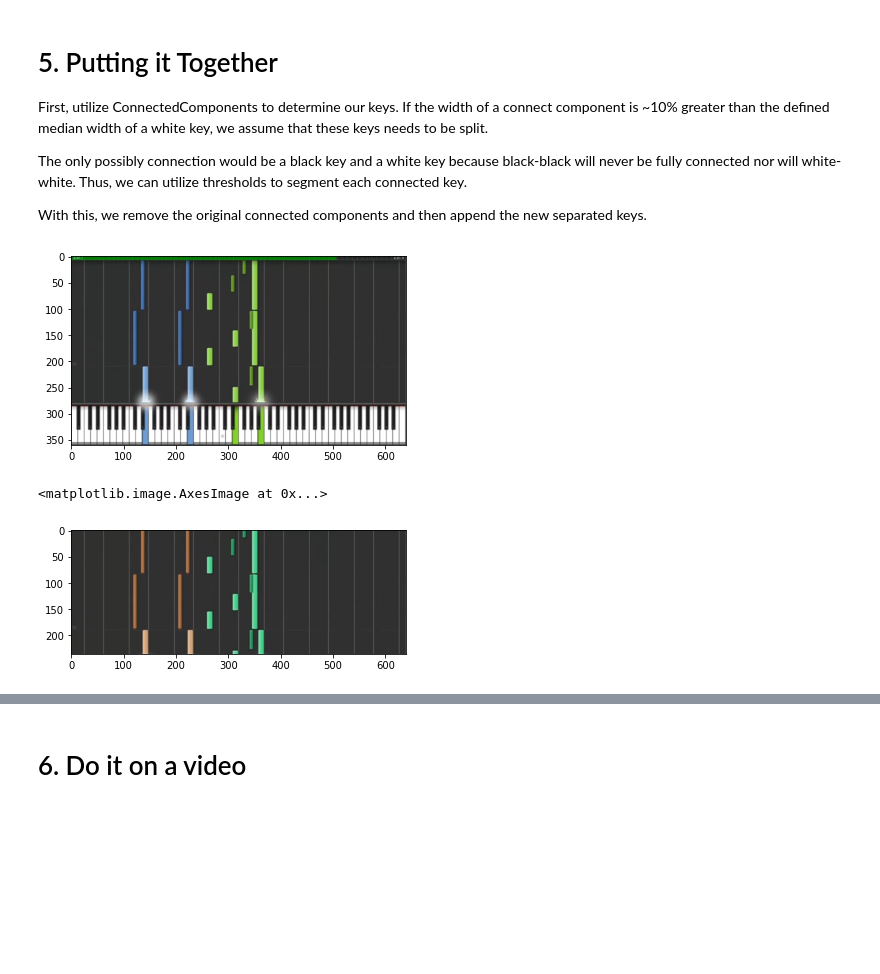
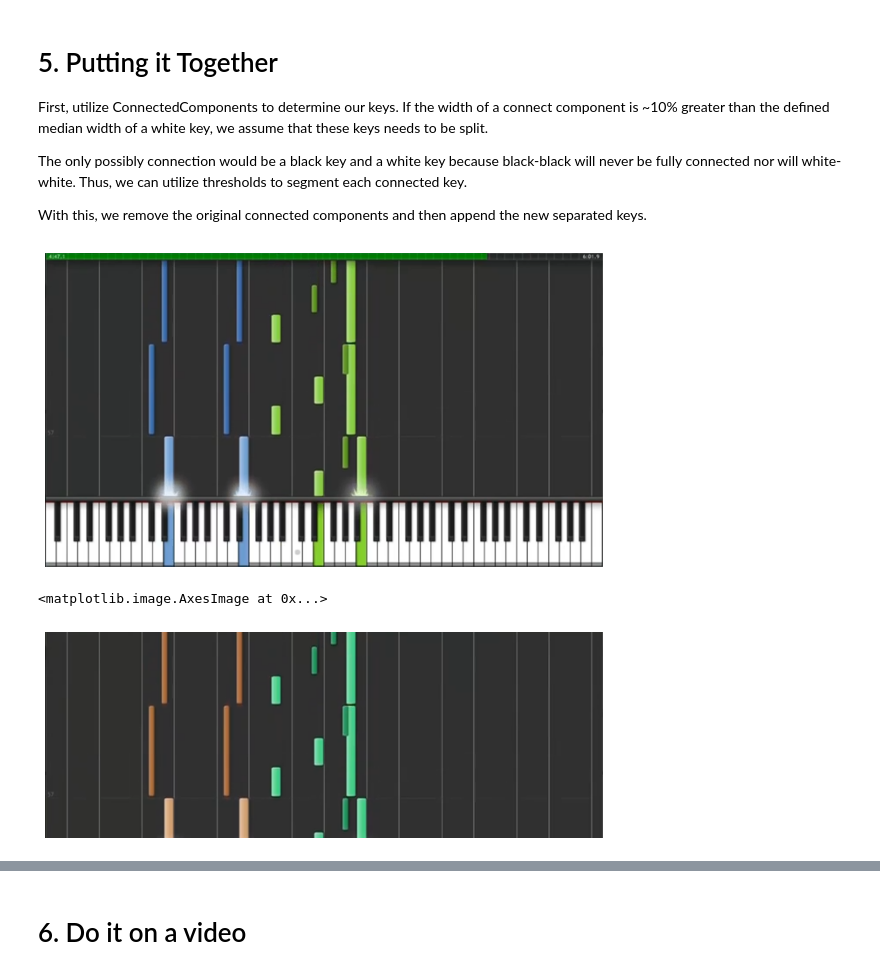
Before and after one commit to cooldecola/piano2sheet, a Jupyter notebook: src/testing/brian/brian's testing corner.ipynb, the cells around one changed output, grey strips where cells are left out. Saved outputs shown, nothing was run; the diff lists cells and outputs as text; code cells hidden in the pictures; blank space fills up the shorter version.

```diff
--- a/src/testing/brian/brian's testing corner.ipynb
+++ b/src/testing/brian/brian's testing corner.ipynb
@@ -783,20 +839,23 @@ img_notes = cv2.imread(root + "images/IMG_connected_white_black.png")
 #converting to gray
 gray_notes = cv2.cvtColor(img_notes, cv2.COLOR_BGR2GRAY)
 img_notes_rgb = cv2.cvtColor(img_notes, cv2.COLOR_BGR2RGB)
-b
+
+plt.figure(figsize=(10,10))
 plt.imshow(img_notes_rgb)
-# plt.axis('off')
+plt.axis('off')
 plt.show()
 # %% [output]
-[figure, old version]
+[figure, new version]
 # %%
 #Cropped
 top_keys_index = y_cord[1] + img_notes.shape[0]//2
 crop_img_notes = img_notes[20:(int(top_keys_index)-30)] #Crop the top 20 pixels and bottom 30
 crop_img_notes_gray = cv2.cvtColor(crop_img_notes, cv2.COLOR_BGR2GRAY)
 
+plt.figure(figsize=(10,10))
+plt.axis('off')
 plt.imshow(crop_img_notes)
 # %% [output]
 <matplotlib.image.AxesImage at 0x...>
-[figure, old version]
+[figure, new version]
 # %%
```
Also changed, not shown: parts of 24 cells of this notebook, 17 other files.
